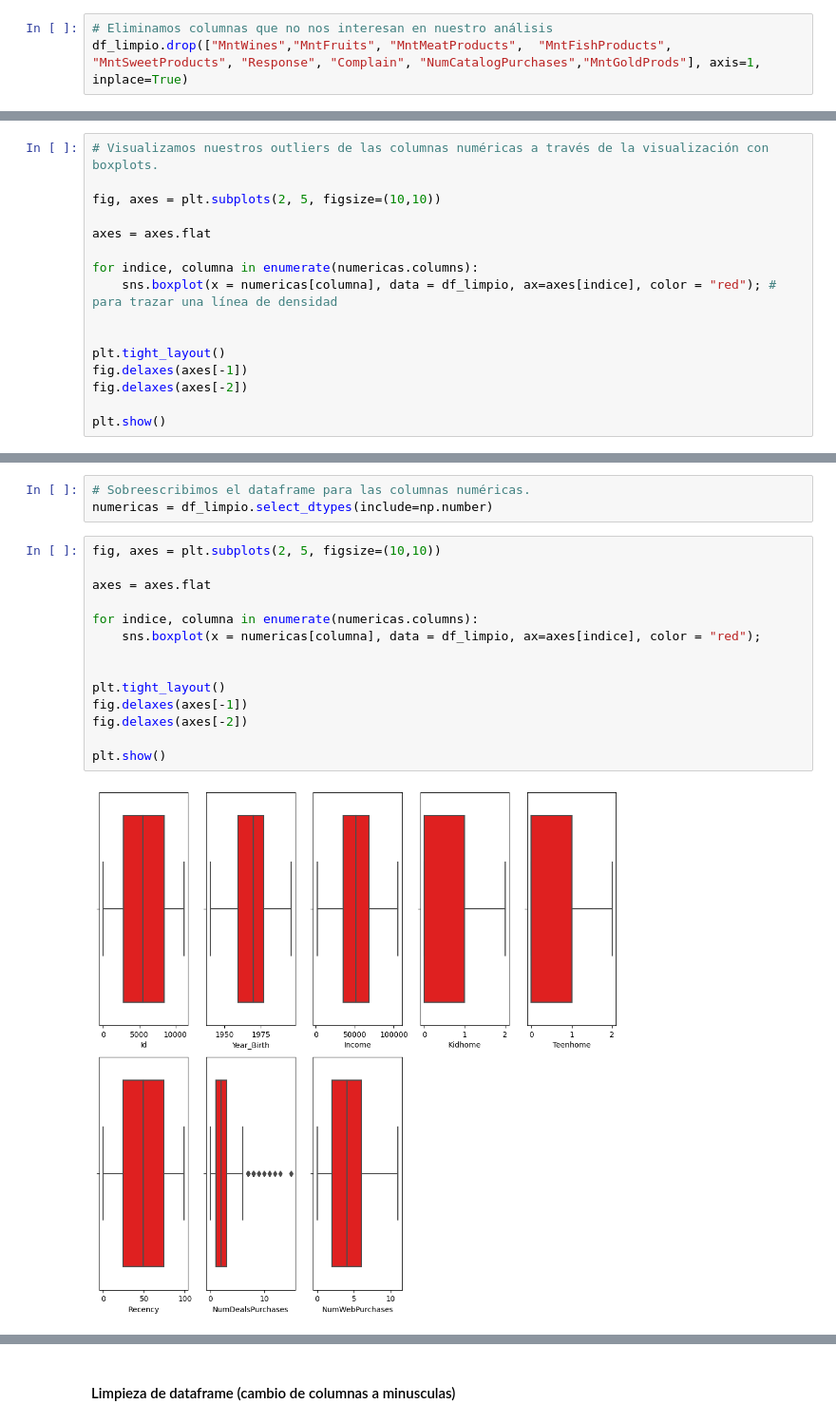
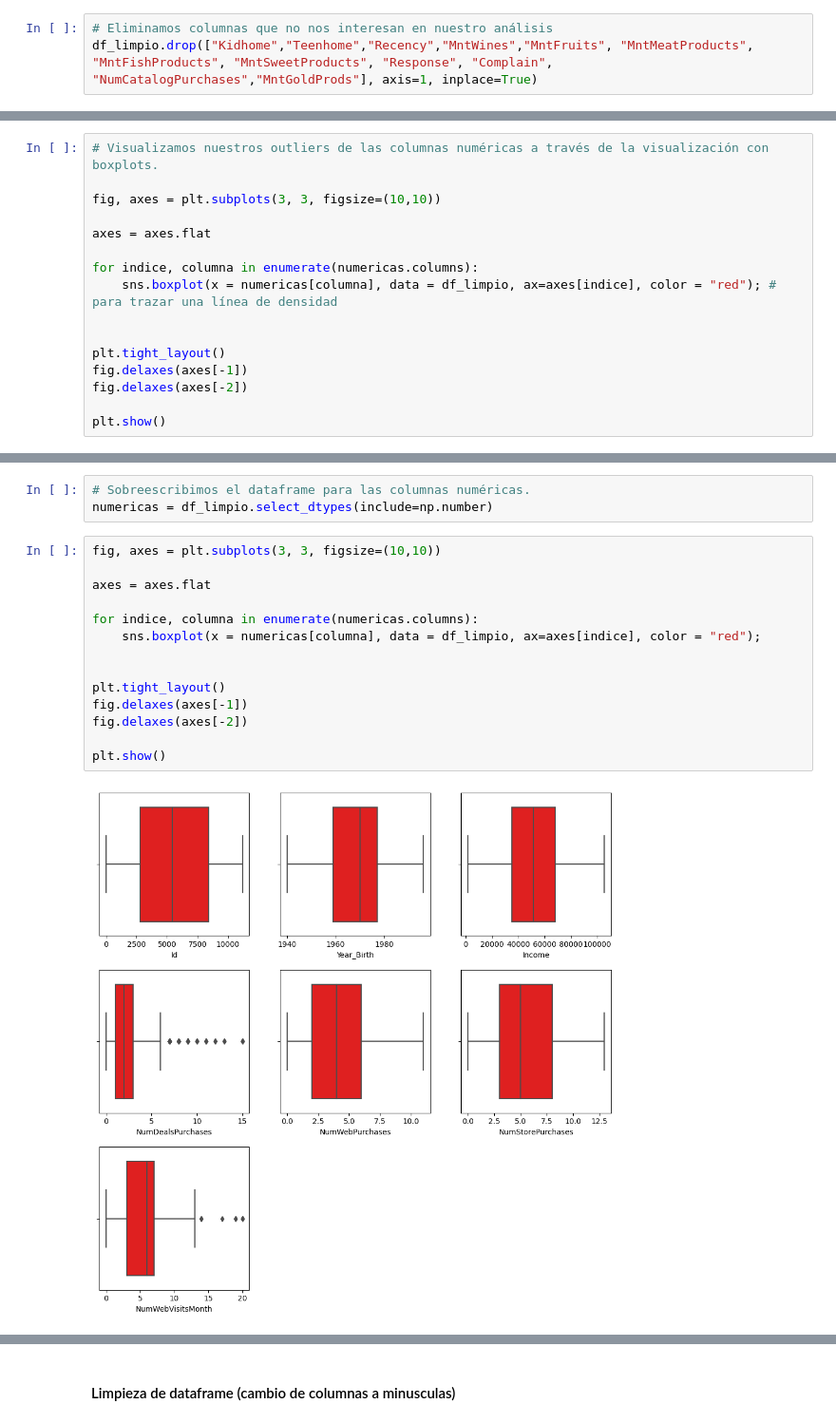
Before and after one commit to Adalab/DA-promo-c-modulo-3-sprint-1-Sila-Silvia, a Jupyter notebook: Leccion-1-Intro-Machine-Learning/Leccion-1-Intro-Machine-Learning.ipynb, the cells around one changed output, grey strips where cells are left out. Shown at 95% size. Drawn from its saved outputs; the diff is of its cells as text.

```diff
--- a/Leccion-1-Intro-Machine-Learning/Leccion-1-Intro-Machine-Learning.ipynb
+++ b/Leccion-1-Intro-Machine-Learning/Leccion-1-Intro-Machine-Learning.ipynb
@@ -61,7 +61,7 @@ df.head()
 df_limpio = df.copy()
 # %%
 # Eliminamos columnas que no nos interesan en nuestro análisis
-df_limpio.drop(["MntWines","MntFruits", "MntMeatProducts",	"MntFishProducts", "MntSweetProducts", "Response", "Complain",	"NumCatalogPurchases","MntGoldProds"], axis=1, inplace=True)
+df_limpio.drop(["Kidhome","Teenhome","Recency","MntWines","MntFruits", "MntMeatProducts",	"MntFishProducts", "MntSweetProducts", "Response", "Complain",	"NumCatalogPurchases","MntGoldProds"], axis=1, inplace=True)
 # %%
 df_limpio.head()
 # %% [output]
@@ -196,7 +188,7 @@ numericas.head(2)
 # %%
 # Visualizamos nuestros outliers de las columnas numéricas a través de la visualización con boxplots.
 
-fig, axes = plt.subplots(2, 5, figsize=(10,10))
+fig, axes = plt.subplots(3, 3, figsize=(10,10))
 
 axes = axes.flat
 
@@ -287,19 +279,19 @@ for k, v in ind.items():
 # Sobreescribimos el dataframe para las columnas numéricas.
 numericas = df_limpio.select_dtypes(include=np.number)
 # %%
-fig, axes = plt.subplots(2, 5, figsize=(10,10))
+fig, axes = plt.subplots(3, 3, figsize=(10,10))
 
 axes = axes.flat
 
 for indice, columna in enumerate(numericas.columns):
     sns.boxplot(x = numericas[columna], data = df_limpio, ax=axes[indice], color = "red");
 
 
 plt.tight_layout()
 fig.delaxes(axes[-1])
 fig.delaxes(axes[-2])
 
 plt.show()
 # %% [output]
-[figure, old version]
+[figure, new version]
 # %% [markdown]
```
Also changed, not shown: parts of 25 cells of this notebook, 12 other files.
